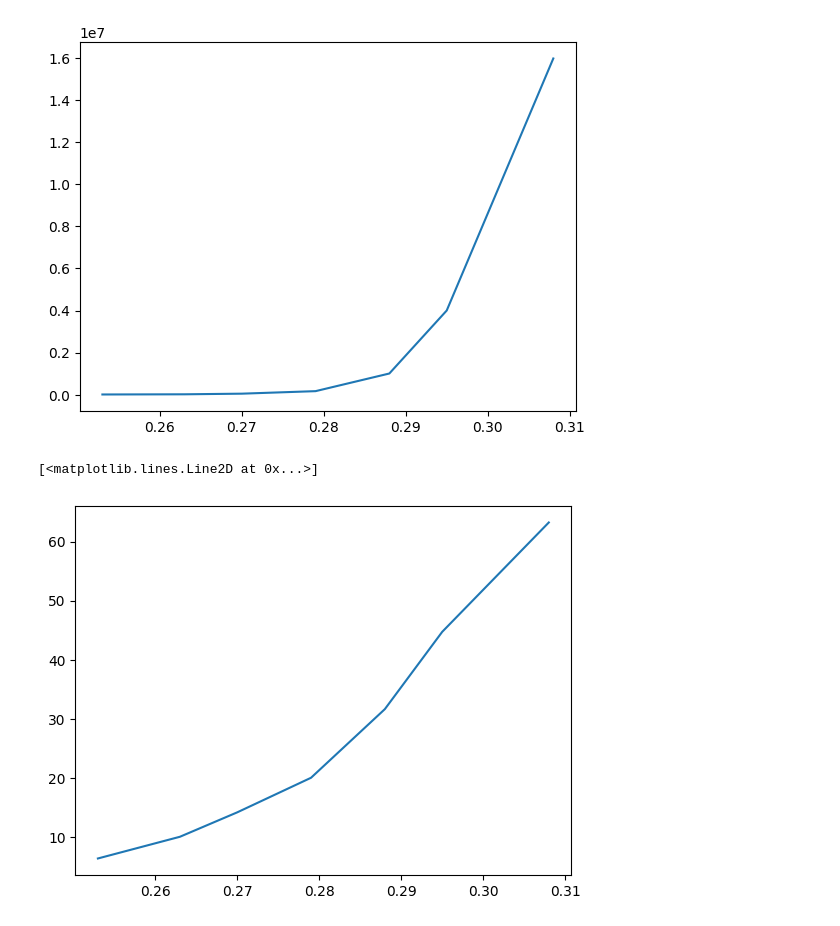
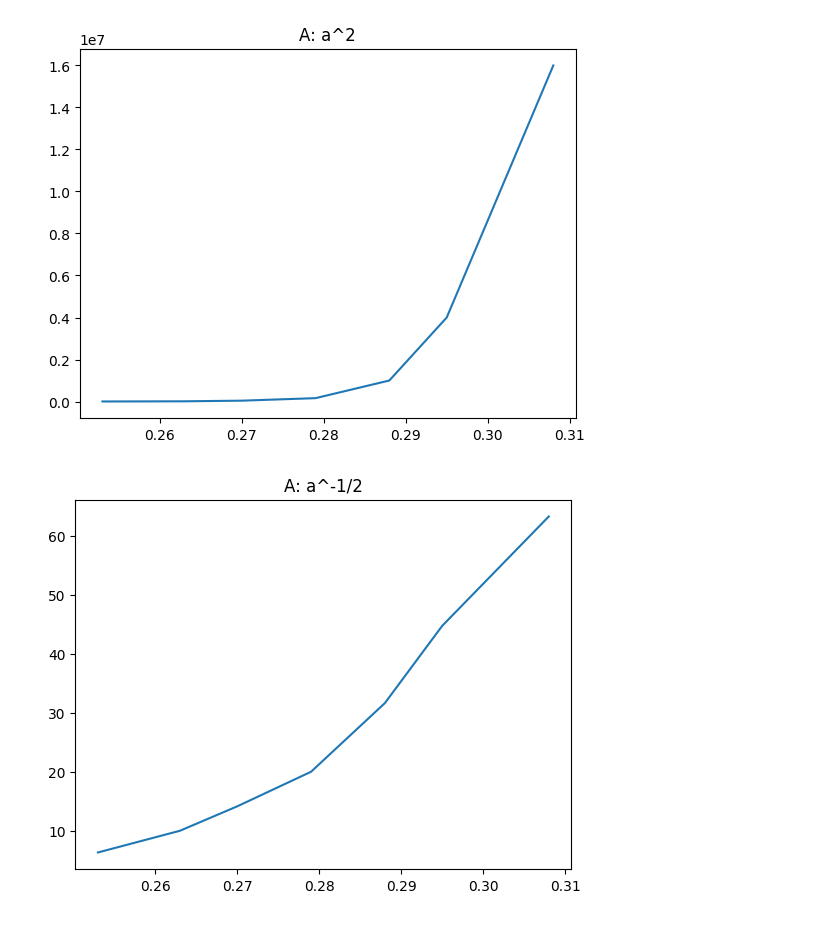
Before and after one commit to eyob-tewelde/quantum-nanostructures, a Jupyter notebook: hw2/ps2_q1.ipynb, the cells around one changed output. Saved outputs shown, nothing was run; the diff lists cells and outputs as text; code cells hidden in the pictures.

```diff
--- a/hw2/ps2_q1.ipynb
+++ b/hw2/ps2_q1.ipynb
@@ -11,14 +11,17 @@ b = np.array(b_set)
 alpha = [40, 100, 200, 400, 1000, 2000, 4000]
 alp = np.array(alpha)
 
-
+c = np.array([0.338, 0.345, 0.348, 0.35, 0.357, 0.368])
+c_a = np.sqrt(np.array([40, 100, 200, 400, 1000, 2000]))
 
 plt.plot(a, alp ** 2)
+plt.title("A: a^2")
 plt.show()
 # %% [output]
-[figure, old version]
+[figure, new version]
 # %%
 plt.plot(a, np.sqrt(alp))
+plt.title("A: a^-1/2")
+plt.show()
 # %% [output]
-[<matplotlib.lines.Line2D at 0x...>]
-[figure, old version]
+[figure, new version]
```
Also changed, not shown: parts of 9 cells of this notebook, 1 other file.
